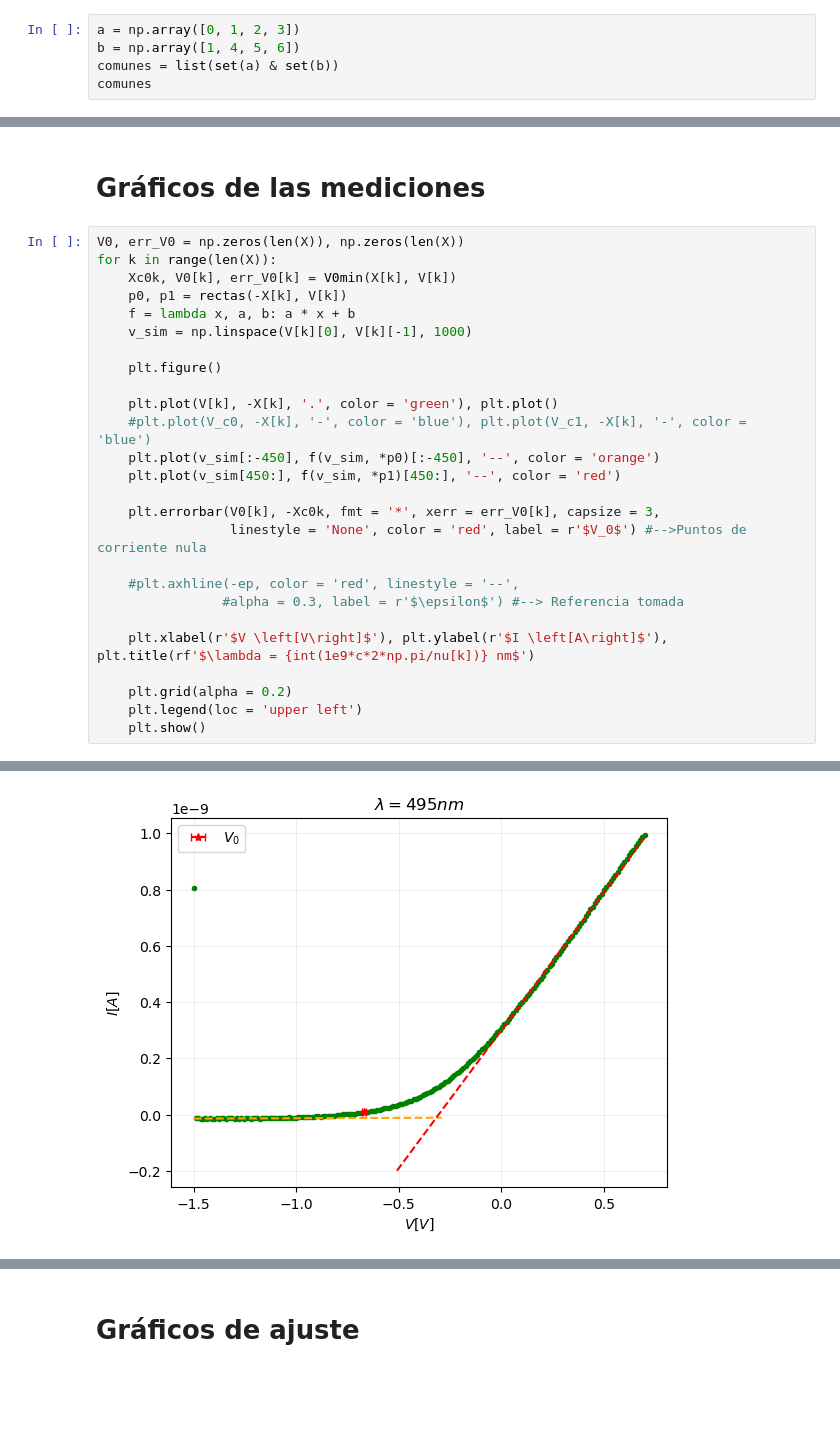
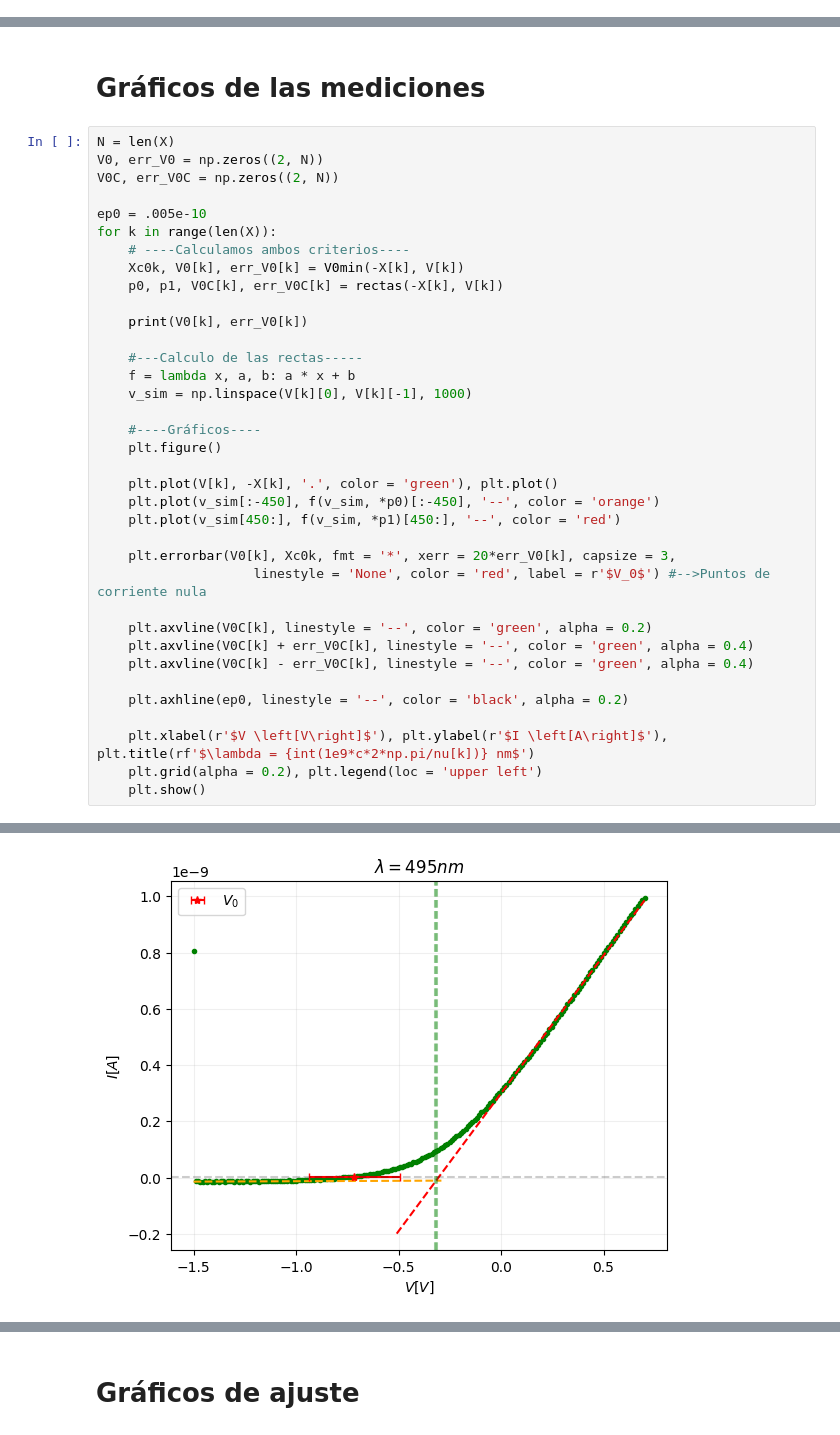
Before and after one commit to BernardoPironio/Efecto-fotoelectrico, a Jupyter notebook: analisis.ipynb, the cells around one changed output, grey strips where cells are left out. Saved outputs shown, nothing was run; the diff lists cells and outputs as text; blank space fills up the shorter version.

```diff
--- a/analisis.ipynb
+++ b/analisis.ipynb
@@ -31,7 +30,2 @@ R = [np.sqrt(x**2 + y**2) for x, y in zip(X, Y)]
 # %% [markdown]
 # Cálculo de $I$ y $V_0$
-# %%
-a = np.array([0, 1, 2, 3])
-b = np.array([1, 4, 5, 6])
-comunes = list(set(a) & set(b))
-comunes
@@ -75,29 +65,39 @@ def rectas(I, V):
 # %% [markdown]
 # Gráficos de las mediciones
 # %%
-V0, err_V0 = np.zeros(len(X)), np.zeros(len(X))
+N = len(X)
+V0, err_V0 = np.zeros((2, N))
+V0C, err_V0C = np.zeros((2, N))
+
+ep0 = .005e-10
 for k in range(len(X)):
-    Xc0k, V0[k], err_V0[k] = V0min(X[k], V[k])
-    p0, p1 = rectas(-X[k], V[k])
+    # ----Calculamos ambos criterios----
+    Xc0k, V0[k], err_V0[k] = V0min(-X[k], V[k])
+    p0, p1, V0C[k], err_V0C[k] = rectas(-X[k], V[k])
+
+    print(V0[k], err_V0[k])
+
+    #---Calculo de las rectas-----
     f = lambda x, a, b: a * x + b
     v_sim = np.linspace(V[k][0], V[k][-1], 1000)
 
+    #----Gráficos----
     plt.figure()
 
     plt.plot(V[k], -X[k], '.', color = 'green'), plt.plot()
-    #plt.plot(V_c0, -X[k], '-', color = 'blue'), plt.plot(V_c1, -X[k], '-', color = 'blue')
     plt.plot(v_sim[:-450], f(v_sim, *p0)[:-450], '--', color = 'orange')
     plt.plot(v_sim[450:], f(v_sim, *p1)[450:], '--', color = 'red')
 
-    plt.errorbar(V0[k], -Xc0k, fmt = '*', xerr = err_V0[k], capsize = 3,
-                 linestyle = 'None', color = 'red', label = r'$V_0$') #-->Puntos de corriente nula
+    plt.errorbar(V0[k], Xc0k, fmt = '*', xerr = 20*err_V0[k], capsize = 3,
+                    linestyle = 'None', color = 'red', label = r'$V_0$') #-->Puntos de corriente nula
 
-    #plt.axhline(-ep, color = 'red', linestyle = '--',
-                #alpha = 0.3, label = r'$\epsilon$') #--> Referencia tomada
+    plt.axvline(V0C[k], linestyle = '--', color = 'green', alpha = 0.2)
+    plt.axvline(V0C[k] + err_V0C[k], linestyle = '--', color = 'green', alpha = 0.4)
+    plt.axvline(V0C[k] - err_V0C[k], linestyle = '--', color = 'green', alpha = 0.4)
+
+    plt.axhline(ep0, linestyle = '--', color = 'black', alpha = 0.2)
 
     plt.xlabel(r'$V \left[V\right]$'), plt.ylabel(r'$I \left[A\right]$'), plt.title(rf'$\lambda = {int(1e9*c*2*np.pi/nu[k])} nm$')
-
-    plt.grid(alpha = 0.2)
-    plt.legend(loc = 'upper left')
+    plt.grid(alpha = 0.2), plt.legend(loc = 'upper left')
     plt.show()
 # %% [output]
@@ -111 +111 @@ for k in range(len(X)):
-[figure, old version]
+[figure, new version]
```
Also changed, not shown: parts of 15 cells of this notebook.
